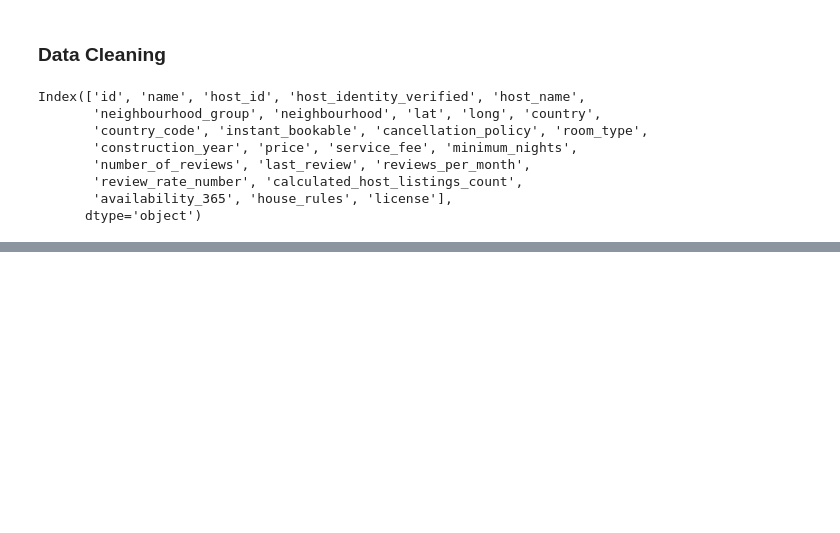
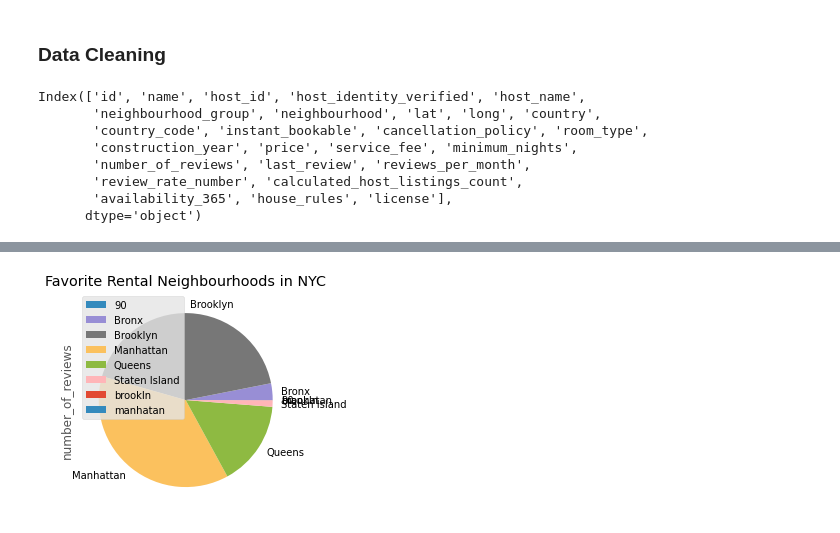
Before and after one commit to til021/Airbnb-Open-Data-Kaggle, a Jupyter notebook: Airbnb Dataset.ipynb, the cells around one changed output, grey strips where cells are left out. Cells and saved outputs as stored; diff of their text form; code cells hidden in the pictures; blank space fills up the shorter version.

```diff
--- a/Airbnb Dataset.ipynb
+++ b/Airbnb Dataset.ipynb
@@ -142,5 +216,0 @@ airbnb['last_review'].min(), airbnb['last_review'].max()
-# %%
-# Yeah, we will fill the null values as the minimum date,
-# Meanwhile, the time travelers reviews (the ones from the future) will all be set to january, 2022 (how??? I don't know yet).
-
-airbnb["minimum_nights"].fillna("012-07-11 00:00:00", inplace=True)
@@ -147,6 +240,10 @@ airbnb["minimum_nights"].fillna("012-07-11 00:00:00", inplace=True)
 # %%
-# Now, lets create a subset to check for duplicates,
-# Remember, the same host can have multiple apartments in the same region
-# Therefore we will be considering the following subset:
+# The drop_duplicates usually keeps the first value it founds, then drop the rest
+# We want to keep the higest "number_of_reviews" in the dataset,
+# therefore we will reorganize its structure using sort_values
 
-airbnb[airbnb.duplicated(subset=["name", "lat", "long", "room_type", "price", "host_name"])]
+airbnb.sort_values("number_of_reviews", ascending=False, inplace=True)
+
+# Now we will drop the duplicates, keeping the first items (higest number of reviews) in the dataset
+
+airbnb.drop_duplicates(subset=["last_review", "name", "long", "lat", "price"], inplace=True)
@@ -167,5 +250,3 @@ airbnb[airbnb.duplicated(subset=["name", "lat", "long", "room_type", "price", "h
 # %%
-# Yeah, apparently 1/3 of the table is duplicated (wow)
-# Let's drop these values and continue our analysis
-
-airbnb.drop_duplicates(subset=["name", "lat", "long", "room_type", "price", "host_name"], inplace=True)
+# Here is our final cleaned dataset!
+airbnb
@@ -181,0 +269,16 @@ airbnb.sample(5)
+# %%
+# Importing essential libraries
+
+import pandas as pd
+pd.plotting.register_matplotlib_converters()
+
+import matplotlib.pyplot as plt
+%matplotlib inline
+plt.style.use("ggplot")
+
+import seaborn as sns
+
+# Most visited places
+# Top 20 neighbourhoods
+# Top 10 names for housing (considering number of reviews and names)
+#
@@ -181,0 +301,7 @@ airbnb.sample(5)
+# %%
+airbnb.groupby(airbnb["neighbourhood_group"])["number_of_reviews"].sum().plot.pie()
+plt.title("Favorite Rental Neighbourhoods in NYC")
+plt.legend()
+plt.savefig("Pie Chart - Favorite Rental Neighbourhoods in NYC")
+# %% [output]
+[figure, added]
```
Also changed, not shown: parts of 25 cells of this notebook.
